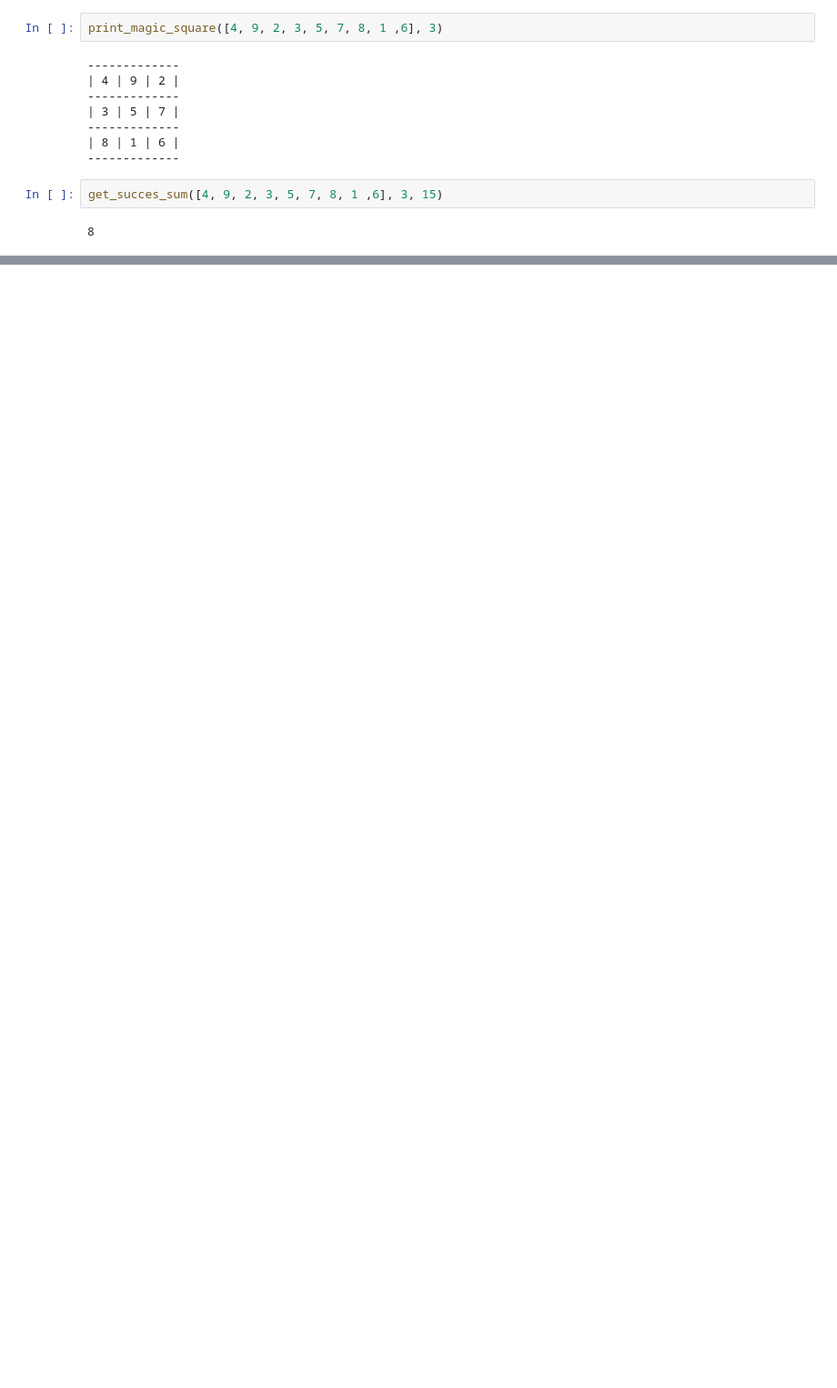
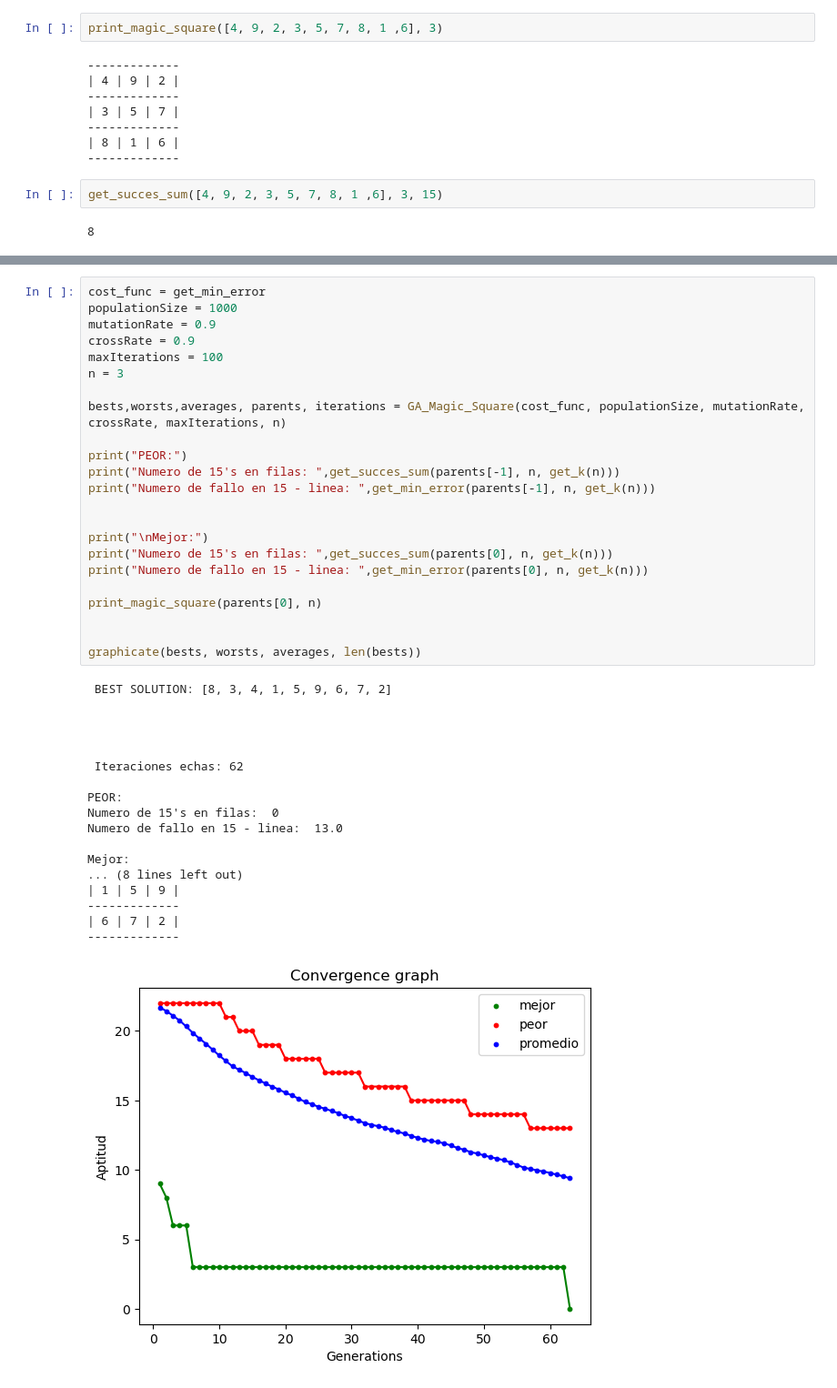
Before and after one commit to PhilipSanM/AI_L0v3rs, a Jupyter notebook: AI_Eng/bio_inspired algorithms/GA/Magic Square.ipynb, the cells around one changed output, grey strips where cells are left out. Shown at 91% size. Cells and saved outputs as stored; diff of their text form; blank space fills up the shorter version.

```diff
--- a/AI_Eng/bio_inspired algorithms/GA/Magic Square.ipynb
+++ b/AI_Eng/bio_inspired algorithms/GA/Magic Square.ipynb
@@ -390,0 +458,42 @@ Numero de fallo en 15 - linea:  6.0
+# %%
+cost_func = get_min_error
+populationSize = 1000
+mutationRate = 0.9
+crossRate = 0.9
+maxIterations = 100
+n = 3
+
+bests,worsts,averages, parents, iterations = GA_Magic_Square(cost_func, populationSize, mutationRate, crossRate, maxIterations, n)
+
+print("PEOR:")
+print("Numero de 15's en filas: ",get_succes_sum(parents[-1], n, get_k(n)))
+print("Numero de fallo en 15 - linea: ",get_min_error(parents[-1], n, get_k(n)))
+
+
+print("\nMejor:")
+print("Numero de 15's en filas: ",get_succes_sum(parents[0], n, get_k(n)))
+print("Numero de fallo en 15 - linea: ",get_min_error(parents[0], n, get_k(n)))
+
+print_magic_square(parents[0], n)
+
+
+graphicate(bests, worsts, averages, len(bests))
+# %% [output]
+ BEST SOLUTION: [8, 3, 4, 1, 5, 9, 6, 7, 2]
+
+
+
+
+ Iteraciones echas: 62
+
+PEOR:
+Numero de 15's en filas:  0
+Numero de fallo en 15 - linea:  13.0
+
+Mejor:
+... (8 lines left out)
+| 1 | 5 | 9 |
+-------------
+| 6 | 7 | 2 |
+-------------
+[figure, added]
```
Also changed, not shown: parts of 5 cells of this notebook.
